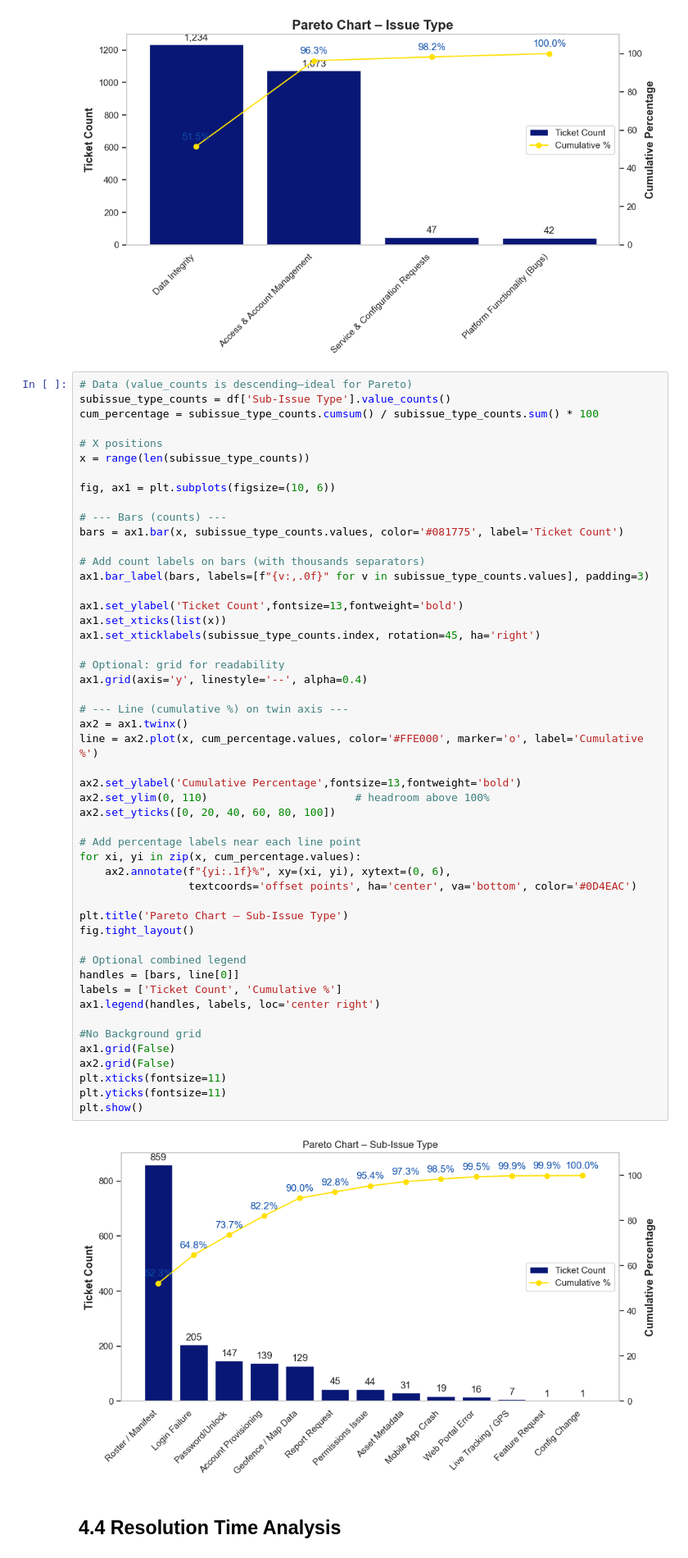
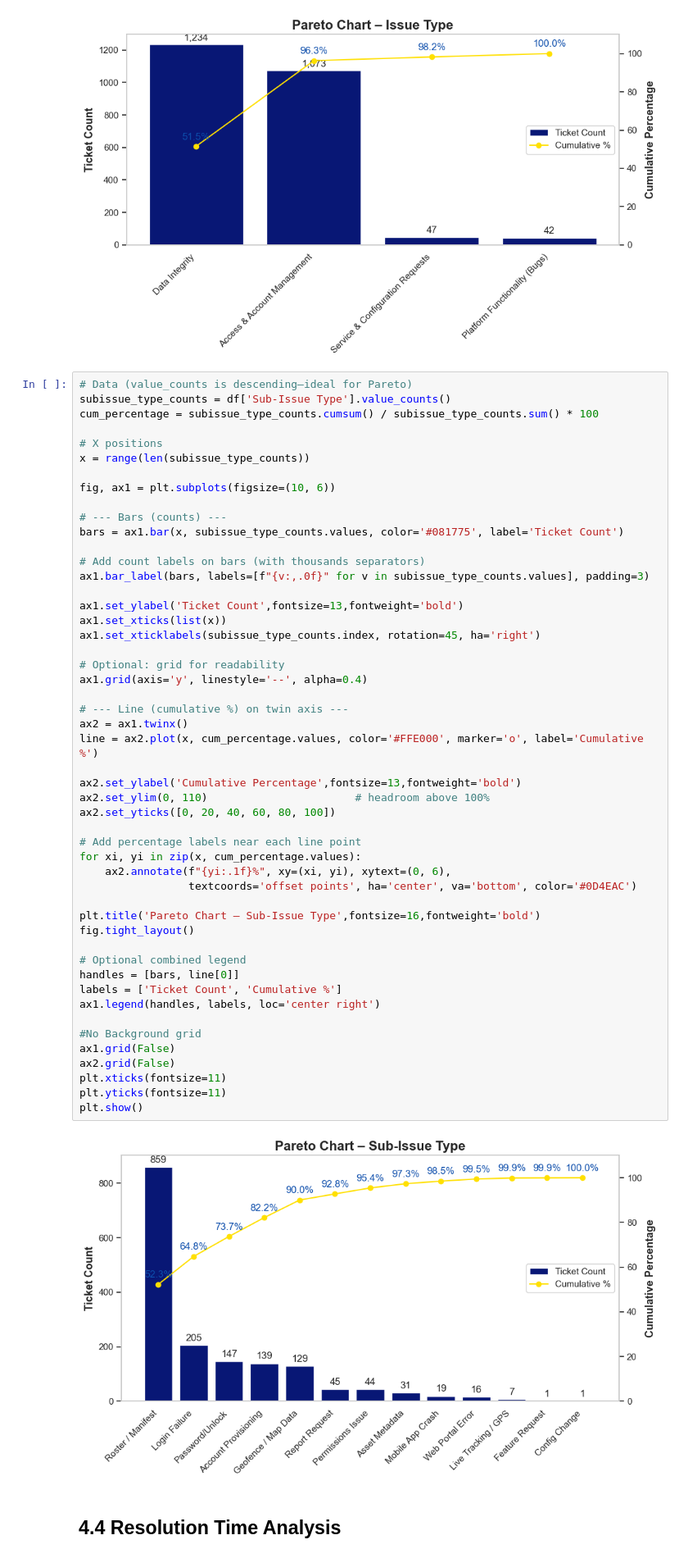
Before and after one commit to bmmartinez1993/data-analytics-portafolio, a Jupyter notebook: Python-Projects/IT-Helpdesk-EDA/notebooks/IT_Helpdesk_EDA.ipynb, the cells around one changed output. Shown at 82% size. Saved outputs shown, nothing was run; the diff lists cells and outputs as text.

Commit message:
Some changes done in visual and recommendations.

```diff
--- a/Python-Projects/IT-Helpdesk-EDA/notebooks/IT_Helpdesk_EDA.ipynb
+++ b/Python-Projects/IT-Helpdesk-EDA/notebooks/IT_Helpdesk_EDA.ipynb
@@ -366,35 +366,35 @@ ax1.set_xticklabels(subissue_type_counts.index, rotation=45, ha='right')
 # Optional: grid for readability
 ax1.grid(axis='y', linestyle='--', alpha=0.4)
 
 # --- Line (cumulative %) on twin axis ---
 ax2 = ax1.twinx()
 line = ax2.plot(x, cum_percentage.values, color='#FFE000', marker='o', label='Cumulative %')
 
 ax2.set_ylabel('Cumulative Percentage',fontsize=13,fontweight='bold')
 ax2.set_ylim(0, 110)                       # headroom above 100%
 ax2.set_yticks([0, 20, 40, 60, 80, 100])
 
 # Add percentage labels near each line point
 for xi, yi in zip(x, cum_percentage.values):
     ax2.annotate(f"{yi:.1f}%", xy=(xi, yi), xytext=(0, 6),
                  textcoords='offset points', ha='center', va='bottom', color='#0D4EAC')
 
-plt.title('Pareto Chart – Sub-Issue Type')
+plt.title('Pareto Chart – Sub-Issue Type',fontsize=16,fontweight='bold')
 fig.tight_layout()
 
 # Optional combined legend
 handles = [bars, line[0]]
 labels = ['Ticket Count', 'Cumulative %']
 ax1.legend(handles, labels, loc='center right')
 
 #No Background grid
 ax1.grid(False)
 ax2.grid(False)
 plt.xticks(fontsize=11)
 plt.yticks(fontsize=11)
 plt.show()
 # %% [output]
-[figure, old version]
+[figure, new version]
 # %% [markdown]
 ## 4.4 Resolution Time Analysis
 # %%
```
